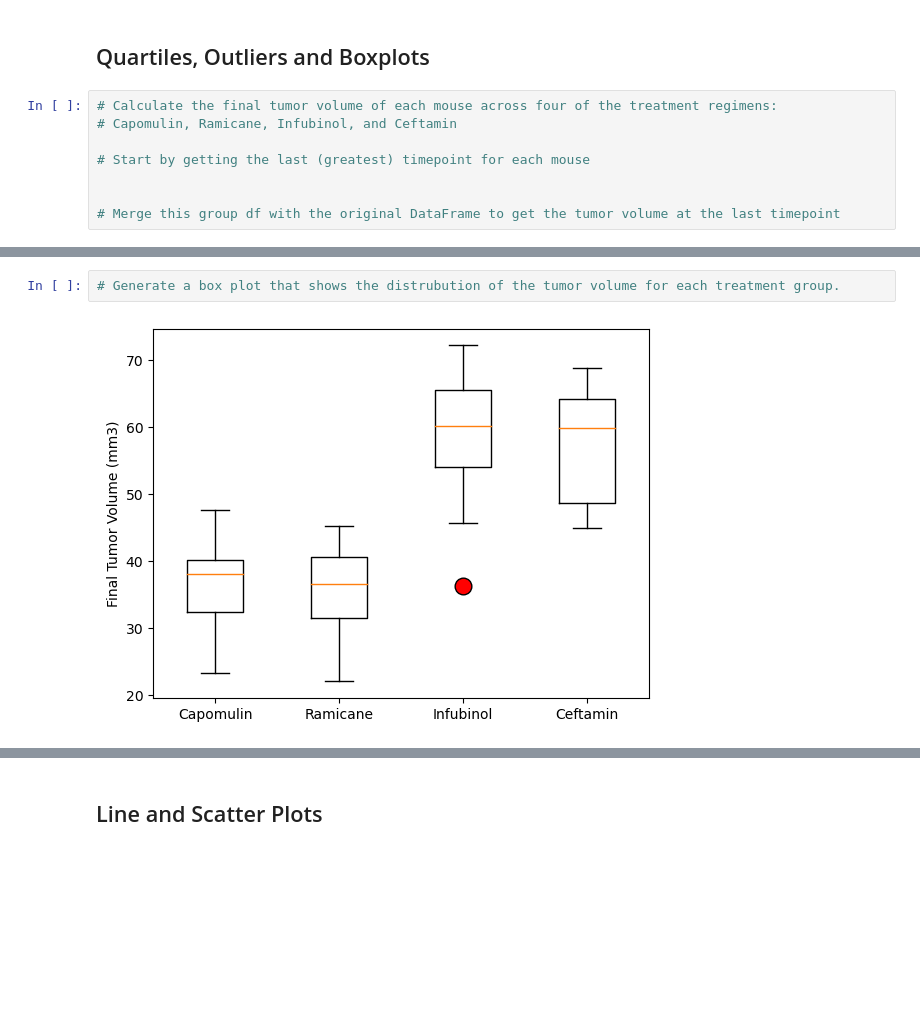
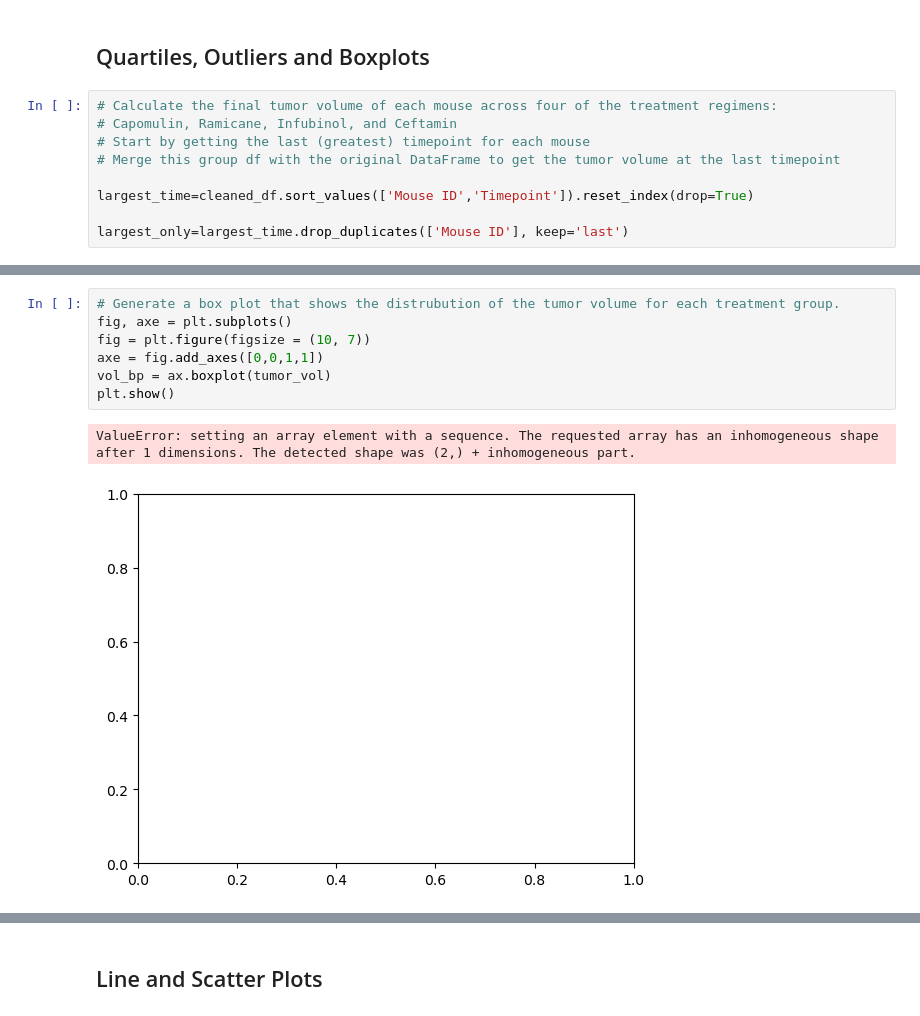
Before and after one commit to ModestGenu/Pymaceuticals-challenge, a Jupyter notebook: challenge 5/Pymaceuticals/pymaceuticals_starter.ipynb, the cells around one changed output, grey strips where cells are left out. Saved outputs shown, nothing was run; the diff lists cells and outputs as text; blank space fills up the shorter version.

```diff
--- a/challenge 5/Pymaceuticals/pymaceuticals_starter.ipynb
+++ b/challenge 5/Pymaceuticals/pymaceuticals_starter.ipynb
@@ -166,11 +211,12 @@ group_mouse
 # %%
 # Calculate the final tumor volume of each mouse across four of the treatment regimens:
 # Capomulin, Ramicane, Infubinol, and Ceftamin
+# Start by getting the last (greatest) timepoint for each mouse
+# Merge this group df with the original DataFrame to get the tumor volume at the last timepoint
 
-# Start by getting the last (greatest) timepoint for each mouse
+largest_time=cleaned_df.sort_values(['Mouse ID','Timepoint']).reset_index(drop=True)
 
-
-# Merge this group df with the original DataFrame to get the tumor volume at the last timepoint
+largest_only=largest_time.drop_duplicates(['Mouse ID'], keep='last')
 # %%
 # Put treatments into a list for for loop (and later for plot labels)
 
@@ -197,4 +340,10 @@ Ceftamin's potential outliers: Series([], Name: Tumor Volume (mm3), dtype: float
 # %%
 # Generate a box plot that shows the distrubution of the tumor volume for each treatment group.
+fig, axe = plt.subplots()
+fig = plt.figure(figsize = (10, 7))
+axe = fig.add_axes([0,0,1,1])
+vol_bp = ax.boxplot(tumor_vol)
+plt.show()
 # %% [output]
+ValueError: setting an array element with a sequence. The requested array has an inhomogeneous shape after 1 dimensions. The detected shape was (2,) + inhomogeneous part.
-[figure, old version]
+[figure, new version]
```
Also changed, not shown: parts of 14 cells of this notebook.
